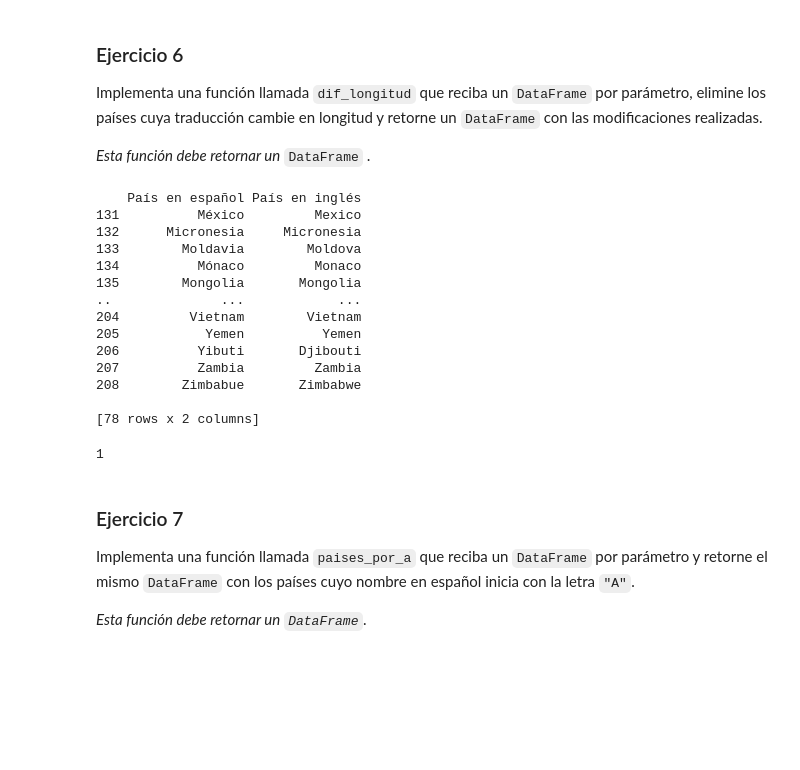
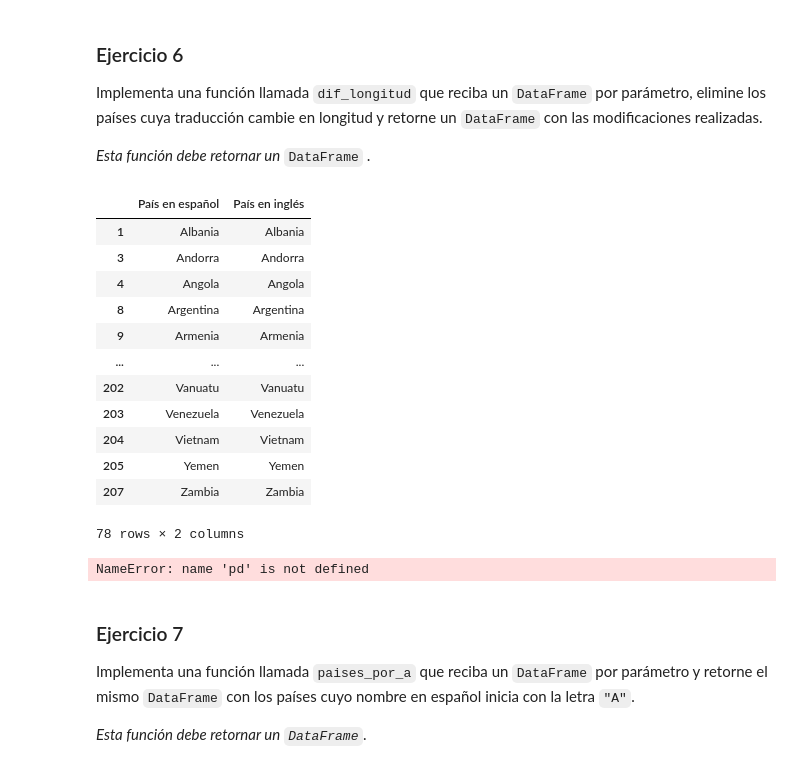
Before and after one commit to Davidfgb/BaseDatos, a Jupyter notebook: TALLER - Librerias para manejo de datos.ipynb, the cells around one changed output. Drawn from its saved outputs; the diff is of its cells as text; code cells hidden in the pictures; blank space fills up the shorter version.

```diff
--- a/TALLER - Librerias para manejo de datos.ipynb
+++ b/TALLER - Librerias para manejo de datos.ipynb
@@ -485,45 +476,39 @@ Implementa una función llamada `dif_longitud` que reciba un `DataFrame` por par
 # %%
 # your code here
 def dif_longitud(paises):
     lista=[]
     lista_ID=[]
+    df =pd.DataFrame()
     for i in range (len(paises.index)):
         pais_e = paises.iloc[i,0]
         pais_I = paises.iloc[i,1]
         #print (pais_e +' '+ pais_I)
-        if pais_e != pais_I:
+        if pais_e == pais_I:
             lista.append(pais_e)
             lista_ID.append(i)
+    #print (len(lista_ID))
 
-    for i in range (len(lista)) :
-        #for j in range (len(paises.index)):
-        #print(lista_ID[i])
-        paises = paises.drop(i)
-        paises_1 = paises.add(i)
-
-
-
-    #paises = paises.drop(0)
-    print(paises)
-    return 1
+    for i in range (len(lista_ID)):
+        n= (lista_ID [i])
+        df= df.append(paises.loc[[n]])
+    #print (df)
+    return df
 
 dif_longitud(paises)
 # %% [output]
+|  | País en español | País en inglés |
+| 1 | Albania | Albania |
+| 3 | Andorra | Andorra |
+| 4 | Angola | Angola |
+| 8 | Argentina | Argentina |
+| 9 | Armenia | Armenia |
+| ... | ... | ... |
+| 202 | Vanuatu | Vanuatu |
+| 203 | Venezuela | Venezuela |
+| 204 | Vietnam | Vietnam |
+| 205 | Yemen | Yemen |
+| 207 | Zambia | Zambia |
-    País en español País en inglés
-131          México         Mexico
-132      Micronesia     Micronesia
-133        Moldavia        Moldova
-134          Mónaco         Monaco
-135        Mongolia       Mongolia
-..              ...            ...
-204         Vietnam        Vietnam
-205           Yemen          Yemen
-206          Yibuti       Djibouti
-207          Zambia         Zambia
-208        Zimbabue       Zimbabwe
-
-[78 rows x 2 columns]
+78 rows × 2 columns
-1
 # %%
 ## AUTO-CALIFICADOR
 
@@ -559,6 +544,8 @@ assert sum((dif_longitud(paises)['País en español']+dif_longitud(paises)['Paí
 
 # Mensaje de felicitaciones
 print("Felicidades, realizaste este ejercicio correctamente.")
+# %% [output]
+NameError: name 'pd' is not defined
 # %% [markdown]
 ### Ejercicio 7
 
```
Also changed, not shown: parts of 6 cells of this notebook.
